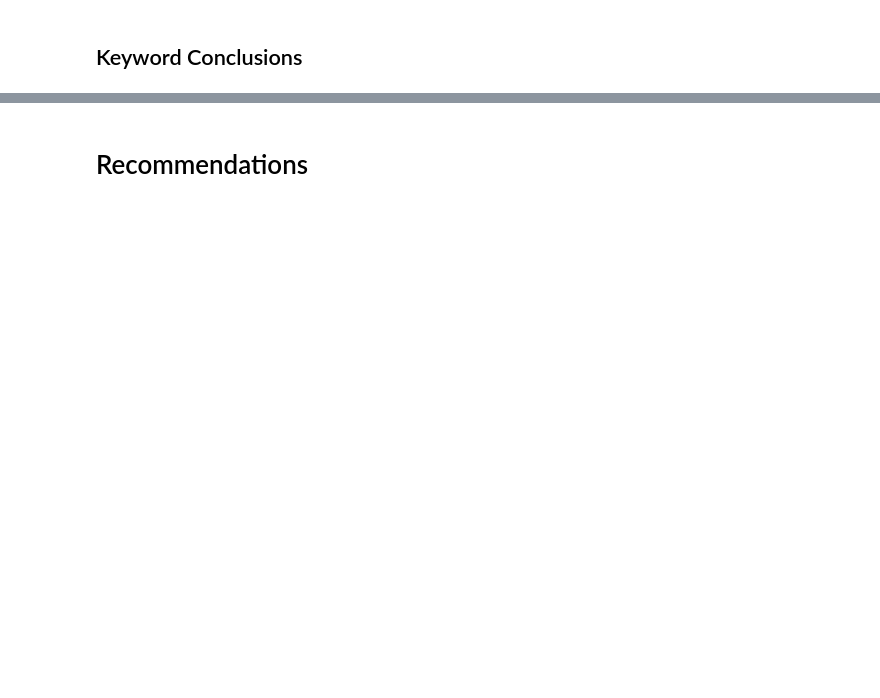
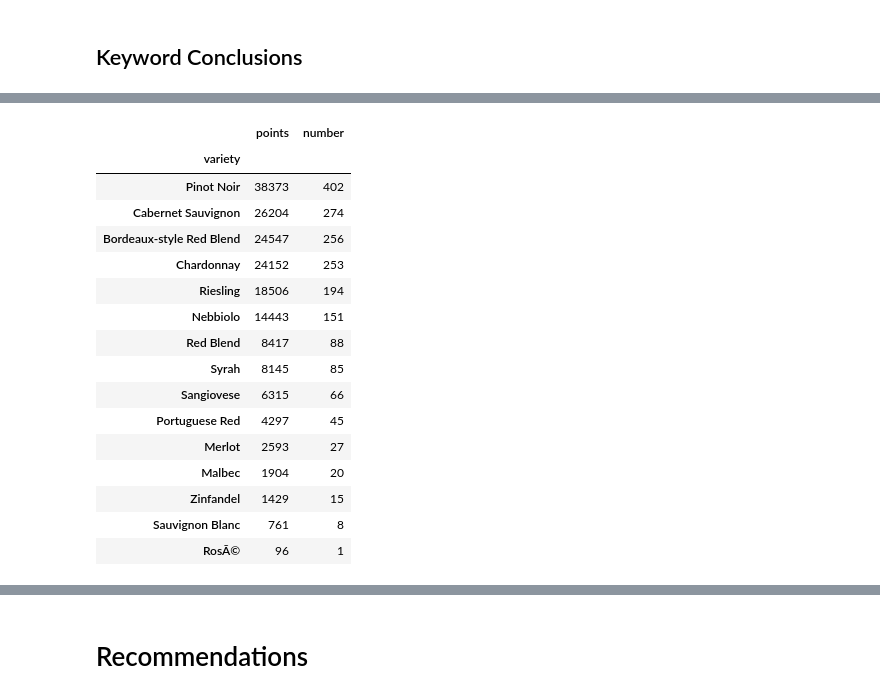
Before and after one commit to elizabeth524/Capstone-Project, a Jupyter notebook: Wine-Reviews-NLP.ipynb, the cells around one changed output, grey strips where cells are left out. Saved outputs shown, nothing was run; the diff lists cells and outputs as text; code cells hidden in the pictures; blank space fills up the shorter version.

```diff
--- a/Wine-Reviews-NLP.ipynb
+++ b/Wine-Reviews-NLP.ipynb
@@ -947,0 +1126,3 @@ plt.axis("off");
+# %%
+outstanding_points_df = top_15_df[top_15_df['points'].between(95,100)]
+outstanding_points_df
@@ -947,0 +1143,20 @@ plt.axis("off");
+# %%
+outstanding_points_df.groupby('variety').sum().sort_values(by='number', ascending=False)
+# %% [output]
+|  | points | number |
+| variety |  |  |
+| Pinot Noir | 38373 | 402 |
+| Cabernet Sauvignon | 26204 | 274 |
+| Bordeaux-style Red Blend | 24547 | 256 |
+| Chardonnay | 24152 | 253 |
+| Riesling | 18506 | 194 |
+| Nebbiolo | 14443 | 151 |
+| Red Blend | 8417 | 88 |
+| Syrah | 8145 | 85 |
+| Sangiovese | 6315 | 66 |
+| Portuguese Red | 4297 | 45 |
+| Merlot | 2593 | 27 |
+| Malbec | 1904 | 20 |
+| Zinfandel | 1429 | 15 |
+| Sauvignon Blanc | 761 | 8 |
+| RosÃ© | 96 | 1 |
```
Also changed, not shown: parts of 41 cells of this notebook, 1 other file.
